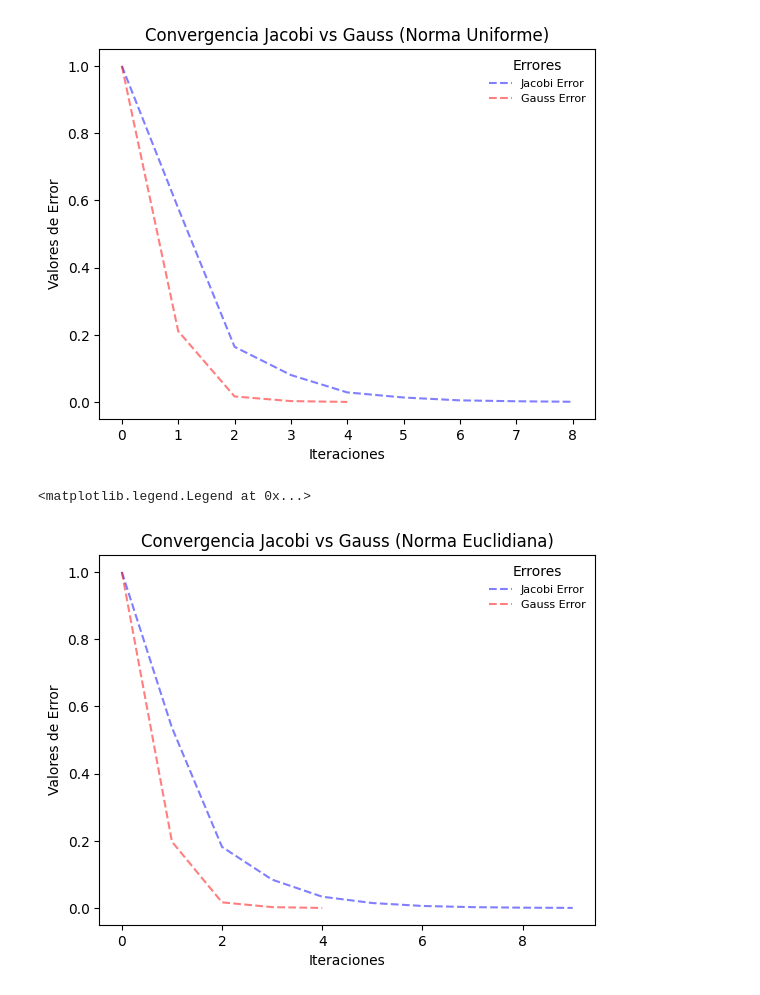
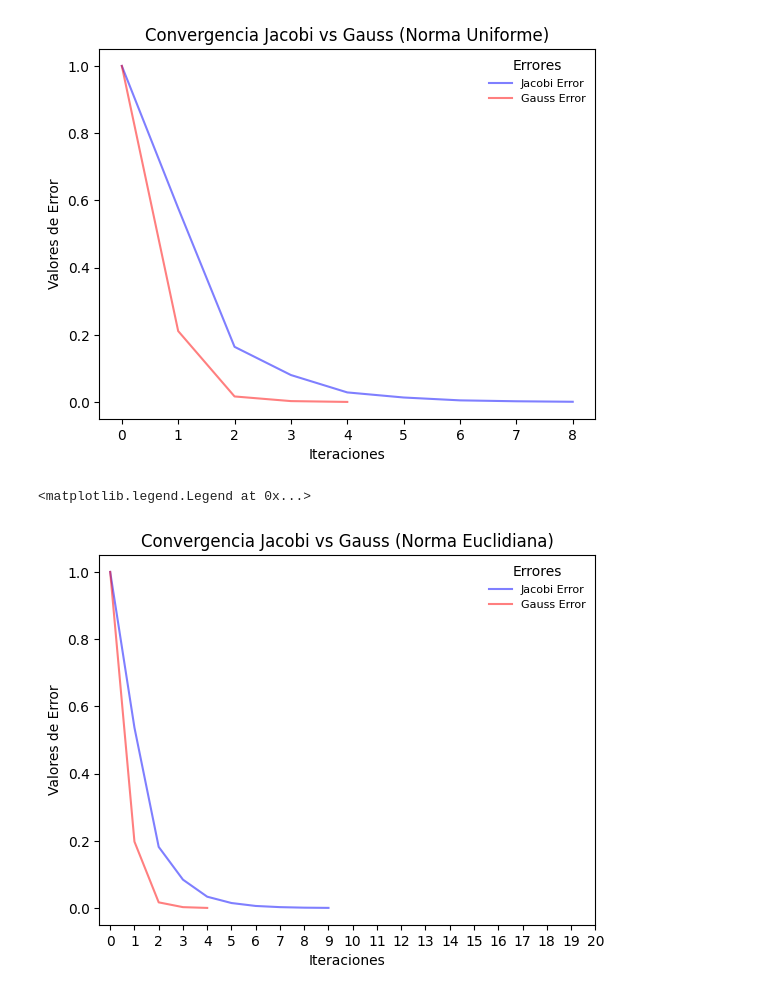
Before and after one commit to niclasDc/numerical_algorithm, a Jupyter notebook: Algoritmos_Metodos_Iterativos/analisis_jacobi_gauss.ipynb, the cells around one changed output. Drawn from its saved outputs; the diff is of its cells as text; code cells hidden in the pictures.

Commit message:
Notebook análisis método Jacobi vs método Gauss-Seidel. (Incomplete)

```diff
--- a/Algoritmos_Metodos_Iterativos/analisis_jacobi_gauss.ipynb
+++ b/Algoritmos_Metodos_Iterativos/analisis_jacobi_gauss.ipynb
@@ -55,7 +55,7 @@ def met_jacobi(T, c, v_0, tol, n_iteration, norm):
     norm_vk = 0
     norm_v0_vk = 0
     error = []
-    table_vk = np.array([v_0])
+    table_vk = [v_0]
     for i in range(0, n_iteration):
         # Matriz por vector para hallar el vector k-ésimo
 
@@ -72,11 +72,11 @@ def met_jacobi(T, c, v_0, tol, n_iteration, norm):
         # Calculo del error relativo
         error.append(norm_v0_vk / norm_vk)
         v_0 = v_k
-        table_vk = np.append(table_vk, [v_k])
+        table_vk.append(v_0)
         if error[i] <= tol:
-            return table_vk.reshape(i + 2, len(T)).transpose(), np.array(error)
+            return np.array(table_vk).T, np.array(error)
 
-    return table_vk.reshape(n_iteration + 1, len(T)).transpose(), np.array(error)
+    return np.array(table_vk).T, np.array(error)
 # %%
 # Ejemplo: Definición del sistema lineal a resolver y el vector inicial v_0
 
@@ -152,11 +152,11 @@ El código mostrado abajo realizan el método Gauss-Seidel, donde:
 - La primera función realiza la transformación del sistema lineal $Ax = b$ a un sistema donde las filas corresponden al despeje de la variable $x_i$ que lo denotamos $x = Ty + c$.
 - La segunda función toma la transformación del sistema lineal a solucionar, un vector inicial, la tolerancia de error, el número de iteraciones y la norma con la cual queremos calcular el error; Para calcular las iteraciones en el método Gauss-Seidel y al final retorna una tabla con las aproximaciones y una tabla de errores de cada iteración.
 # %%
-def metodo_gauss(T, c, v_0, tol, n_iteration, norm):
+def met_gauss(T, c, v_0, tol, n_iteration, norm):
     norm_xk = 0
     norm_xk_v0 = 0
     error = []
-    table_xk = np.array([v_0])
+    table_xk = [v_0]
 
     for n in range(n_iteration):
 
@@ -181,14 +181,14 @@ def metodo_gauss(T, c, v_0, tol, n_iteration, norm):
 
         error.append(norm_xk_v0 / norm_xk)
 
-        table_xk = np.append(table_xk, [xk])
+        table_xk.append(xk)
 
         v_0 = xk
 
         if error[n] < tol:
-            return table_xk.reshape(n + 2, len(T)).transpose(), np.array(error)
+            return np.array(table_xk).T, np.array(error)
 
-    return table_xk.reshape(n_iteration + 1, len(T)).transpose(), np.array(error)
+    return np.array(table_xk).T, np.array(error)
 # %%
 # Realizamos el ejemplo anterior usando Gauss-Seidel, definición del sistema lineal a resolver y el vector inicial v_0
 
@@ -219,8 +219,8 @@ La transformación x=Ty+c es definida por T:
 El vector c:
 [ 0.6         2.27272727 -1.1         1.875     ]
 # %%
-table_xk1, error1_gauss = metodo_gauss(T, c, v_0, tol=10 ** (-3), n_iteration=10, norm=1)
-table_xk1, error2_gauss = metodo_gauss(T, c, v_0, tol=10 ** (-3), n_iteration=10, norm=2)
+table_xk1, error1_gauss = met_gauss(T, c, v_0, tol=10 ** (-3), n_iteration=10, norm=1)
+_, error2_gauss = met_gauss(T, c, v_0, tol=10 ** (-3), n_iteration=10, norm=2)
 table_xk1
 # %% [output]
 array([[ 0.    ,  0.6   ,  1.0302,  1.0066,  1.0009,  1.0001],
@@ -255,13 +253,14 @@ plt.legend(frameon=False, title='Errores', fontsize=8)
 <matplotlib.legend.Legend at 0x...>
 [figure]
 # %%
-plt.plot(error2_jac, '--', label='Jacobi Error', alpha=0.5, color='blue')
-plt.plot(error2_gauss, '--', label='Gauss Error', alpha=0.5, color='red')
+plt.plot(error2_jac, '-', label='Jacobi Error', alpha=0.5, color='blue')
+plt.plot(error2_gauss, '-', label='Gauss Error', alpha=0.5, color='red')
 
+plt.xticks(range(0, 21))
 plt.title('Convergencia Jacobi vs Gauss (Norma Euclidiana)')
 plt.xlabel('Iteraciones')
 plt.ylabel('Valores de Error')
 plt.legend(frameon=False, title='Errores', fontsize=8)
 # %% [output]
 <matplotlib.legend.Legend at 0x...>
-[figure, old version]
+[figure, new version]
```
Also changed, not shown: parts of 15 cells of this notebook.
